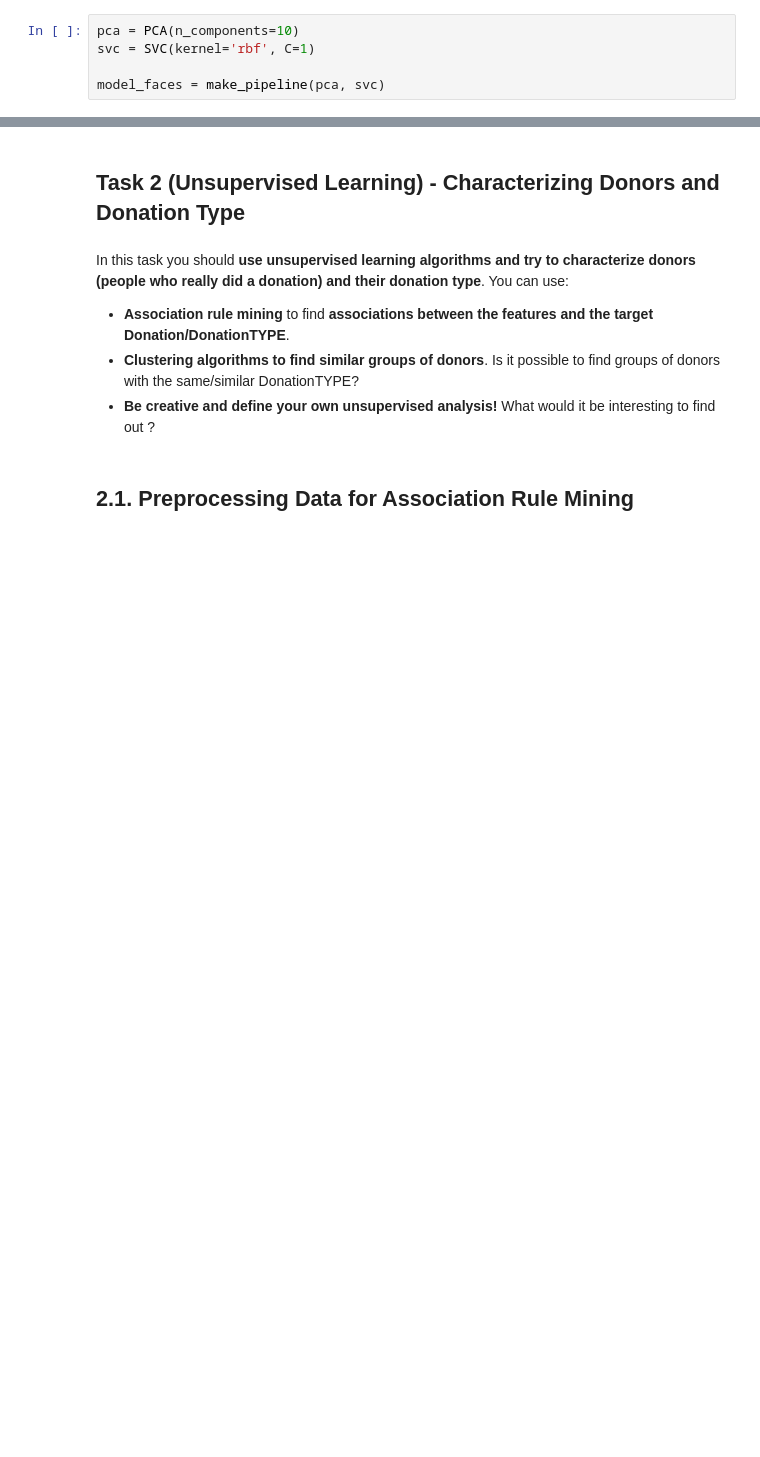
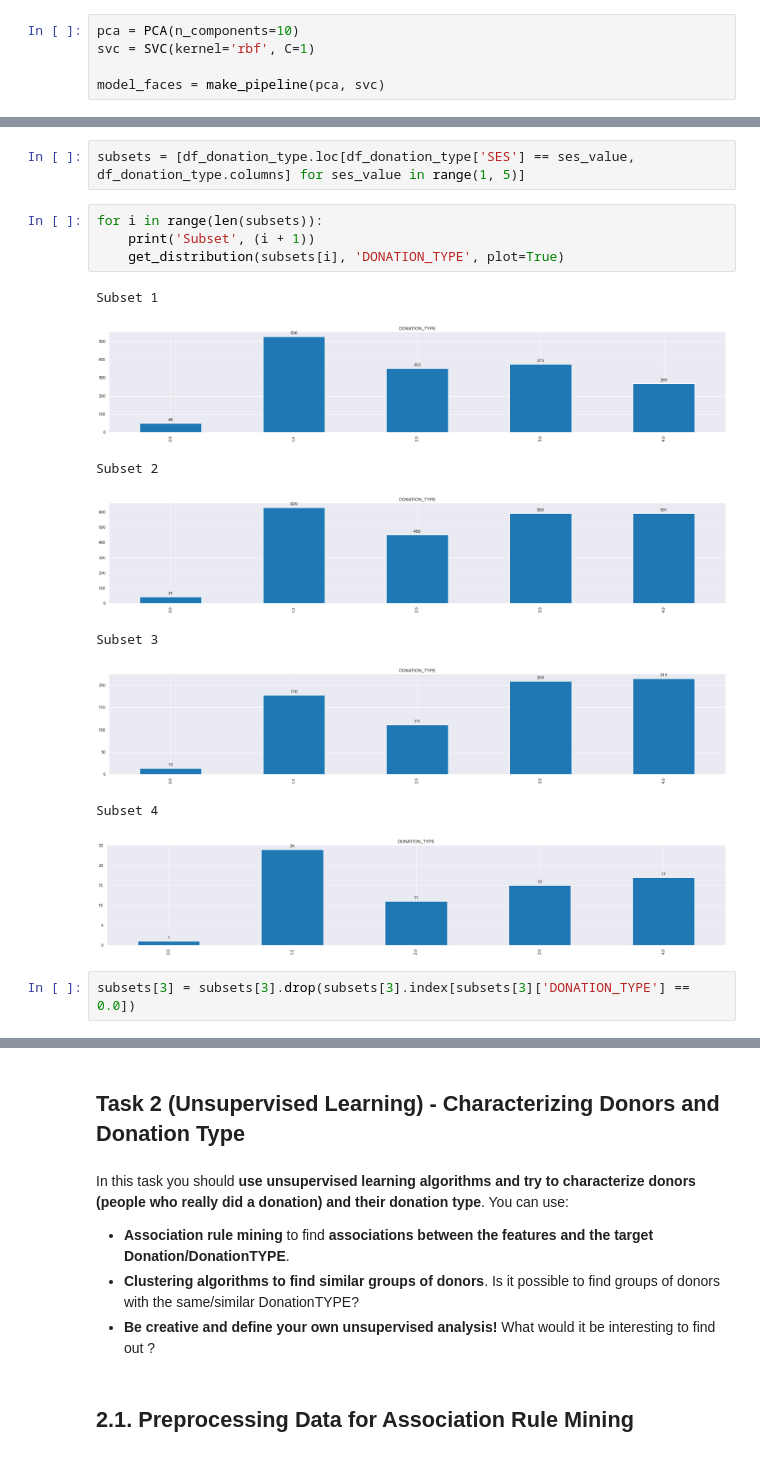
Before and after one commit to F-Madruga/Donation_Dataset_Predictions_FCUL, a Jupyter notebook: AA_202021_Project.ipynb, the cells around one changed output, grey strips where cells are left out. Saved outputs shown, nothing was run; the diff lists cells and outputs as text; blank space fills up the shorter version.

```diff
--- a/AA_202021_Project.ipynb
+++ b/AA_202021_Project.ipynb
@@ -815,0 +1051,17 @@ scores.describe().iloc[1].to_frame().transpose()
+# %%
+subsets = [df_donation_type.loc[df_donation_type['SES'] == ses_value, df_donation_type.columns] for ses_value in range(1, 5)]
+# %%
+for i in range(len(subsets)):
+    print('Subset', (i + 1))
+    get_distribution(subsets[i], 'DONATION_TYPE', plot=True)
+# %% [output]
+Subset 1
+[figure, added]
+Subset 2
+[figure, added]
+Subset 3
+[figure, added]
+Subset 4
+[figure, added]
+# %%
+subsets[3] = subsets[3].drop(subsets[3].index[subsets[3]['DONATION_TYPE'] == 0.0])
```
Also changed, not shown: parts of 60 cells of this notebook.
